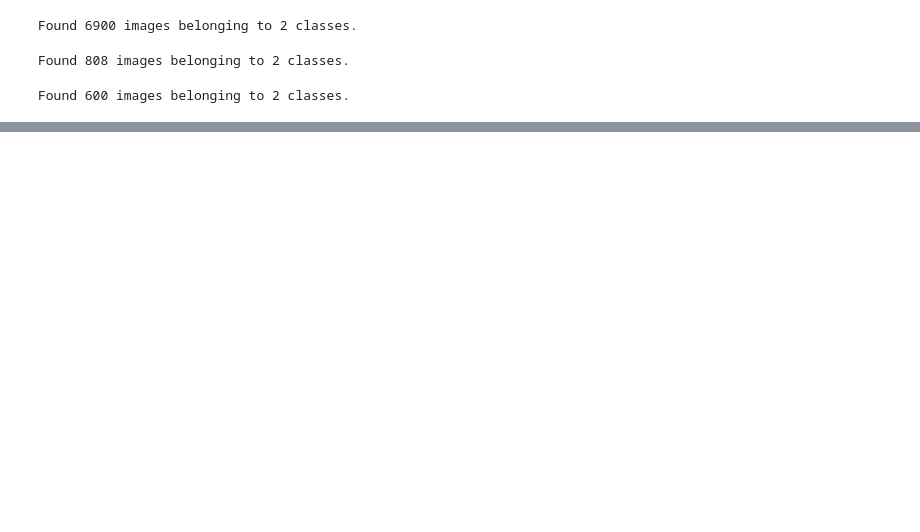
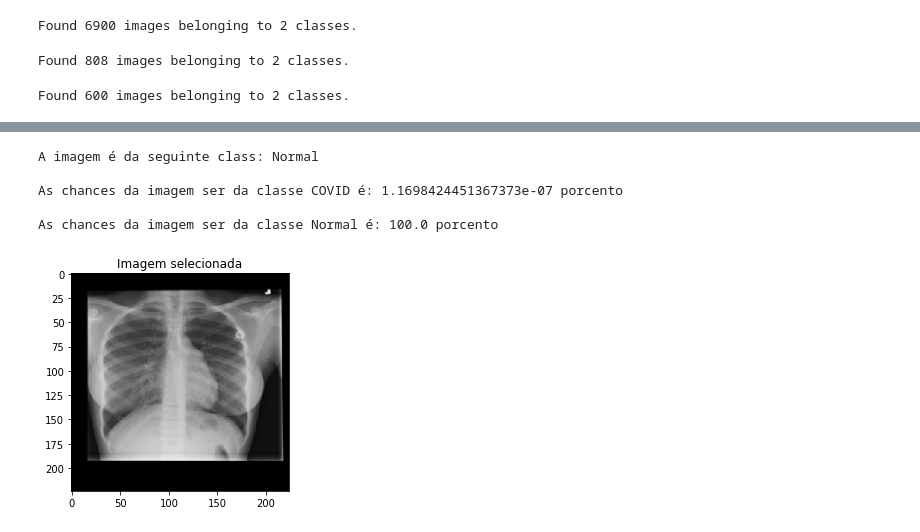
Before and after one commit to Hiomma/master-degree, a Jupyter notebook: Exercicios/Cognição Visual/covid-detector/covid_detection.ipynb, the cells around one changed output, grey strips where cells are left out. Drawn from its saved outputs; the diff is of its cells as text; code cells hidden in the pictures; blank space fills up the shorter version.

Commit message:
Added image test and a new disease to classify

```diff
--- a/Exercicios/Cognição Visual/covid-detector/covid_detection.ipynb
+++ b/Exercicios/Cognição Visual/covid-detector/covid_detection.ipynb
@@ -195,0 +198,35 @@ plt.show()
+# %%
+def Get_Image(ds_Image_Path):
+  path = ds_Image_Path
+  objImage = image.load_img(path, target_size=(224,224,3))
+  objImage = image.img_to_array(objImage)
+  objImage = np.expand_dims(objImage , axis= 0 )
+
+  return objImage
+
+
+ds_Image_Path = "./database/Normal-1.png"
+objImage = Get_Image(ds_Image_Path)
+
+objClassType = {0:'Covid',  1 : 'Normal', 2: 'Pneumonia'}
+
+res = objClassType[np.argmax(objModel.predict(objImage))]
+
+print(f"A imagem é da seguinte class: {res}")
+print()
+print(f"As chances da imagem ser da classe COVID é: {objModel.predict(objImage)[0][0]*100} porcento")
+print()
+print(f"As chances da imagem ser da classe Normal é: {objModel.predict(objImage)[0][1]*100} porcento")
+print()
+print(f"As chances da imagem ser da classe Pneumonia é: {objModel.predict(objImage)[0][2]*100} porcento")
+
+plt.imshow(objImage[0]/255, cmap = "gray")
+plt.title("Imagem selecionada")
+plt.show()
+# %% [output]
+A imagem é da seguinte class: Normal
+
+As chances da imagem ser da classe COVID é: 1.1698424451367373e-07 porcento
+
+As chances da imagem ser da classe Normal é: 100.0 porcento
+[figure, added]
```
Also changed, not shown: parts of 11 cells of this notebook, 3 other files.
